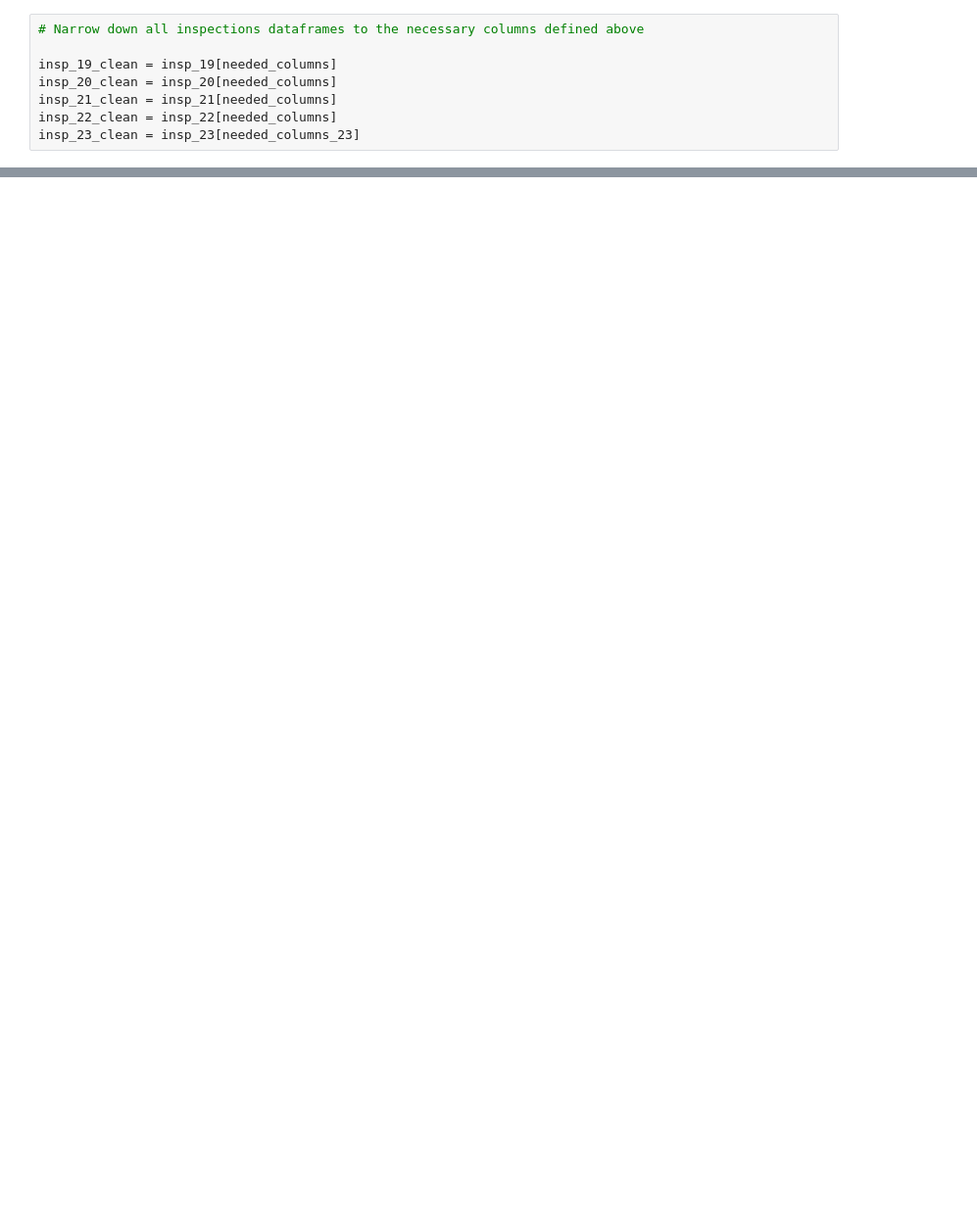
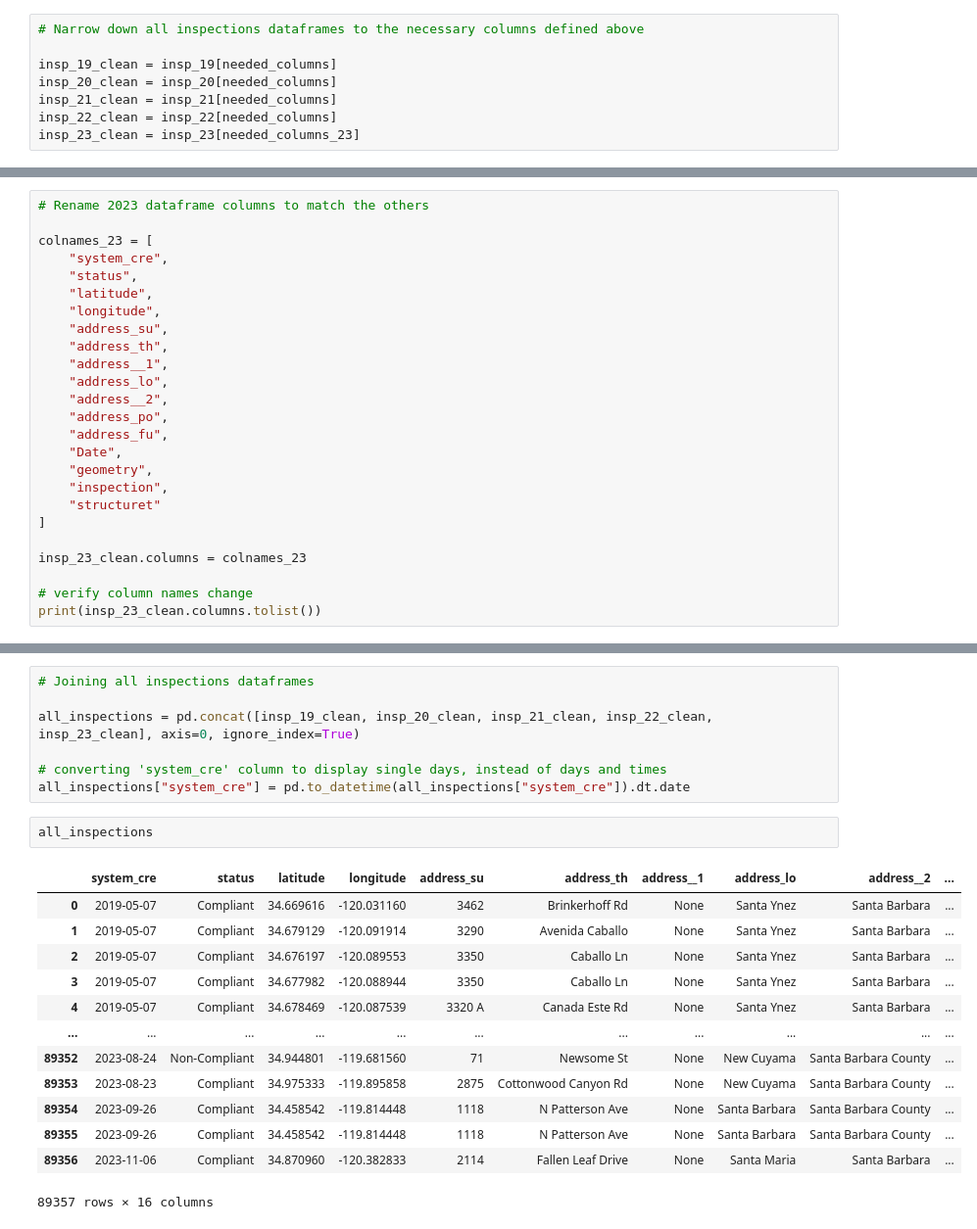
Before and after one commit to wildfire-prep/data-preparation, a Jupyter notebook: code/00_label_data/02_inspection_data_cleaning.ipynb, the cells around one changed output, grey strips where cells are left out. Shown at 98% size. Drawn from its saved outputs; the diff is of its cells as text; blank space fills up the shorter version.

```diff
--- a/code/00_label_data/02_inspection_data_cleaning.ipynb
+++ b/code/00_label_data/02_inspection_data_cleaning.ipynb
@@ -188,0 +88,25 @@ inspections_parcels
+# %%
+# Rename 2023 dataframe columns to match the others
+
+colnames_23 = [
+    "system_cre",
+    "status",
+    "latitude",
+    "longitude",
+    "address_su",
+    "address_th",
+    "address__1",
+    "address_lo",
+    "address__2",
+    "address_po",
+    "address_fu",
+    "Date",
+    "geometry",
+    "inspection",
+    "structuret"
+]
+
+insp_23_clean.columns = colnames_23
+
+# verify column names change
+print(insp_23_clean.columns.tolist())
@@ -188,0 +141,23 @@ inspections_parcels
+# %%
+# Joining all inspections dataframes
+
+all_inspections = pd.concat([insp_19_clean, insp_20_clean, insp_21_clean, insp_22_clean, insp_23_clean], axis=0, ignore_index=True)
+
+# converting 'system_cre' column to display single days, instead of days and times
+all_inspections["system_cre"] = pd.to_datetime(all_inspections["system_cre"]).dt.date
+# %%
+all_inspections
+# %% [output]
+|  | system_cre | status | latitude | longitude | address_su | address_th | address__1 | address_lo | address__2 | ... |
+| 0 | 2019-05-07 | Compliant | 34.669616 | -120.031160 | 3462 | Brinkerhoff Rd | None | Santa Ynez | Santa Barbara | ... |
+| 1 | 2019-05-07 | Compliant | 34.679129 | -120.091914 | 3290 | Avenida Caballo | None | Santa Ynez | Santa Barbara | ... |
+| 2 | 2019-05-07 | Compliant | 34.676197 | -120.089553 | 3350 | Caballo Ln | None | Santa Ynez | Santa Barbara | ... |
+| 3 | 2019-05-07 | Compliant | 34.677982 | -120.088944 | 3350 | Caballo Ln | None | Santa Ynez | Santa Barbara | ... |
+| 4 | 2019-05-07 | Compliant | 34.678469 | -120.087539 | 3320 A | Canada Este Rd | None | Santa Ynez | Santa Barbara | ... |
+| ... | ... | ... | ... | ... | ... | ... | ... | ... | ... | ... |
+| 89352 | 2023-08-24 | Non-Compliant | 34.944801 | -119.681560 | 71 | Newsome St | None | New Cuyama | Santa Barbara County | ... |
+| 89353 | 2023-08-23 | Compliant | 34.975333 | -119.895858 | 2875 | Cottonwood Canyon Rd | None | New Cuyama | Santa Barbara County | ... |
+| 89354 | 2023-09-26 | Compliant | 34.458542 | -119.814448 | 1118 | N Patterson Ave | None | Santa Barbara | Santa Barbara County | ... |
+| 89355 | 2023-09-26 | Compliant | 34.458542 | -119.814448 | 1118 | N Patterson Ave | None | Santa Barbara | Santa Barbara County | ... |
+| 89356 | 2023-11-06 | Compliant | 34.870960 | -120.382833 | 2114 | Fallen Leaf Drive | None | Santa Maria | Santa Barbara | ... |
+89357 rows × 16 columns
```
Also changed, not shown: parts of 38 cells of this notebook, 18 other files.
